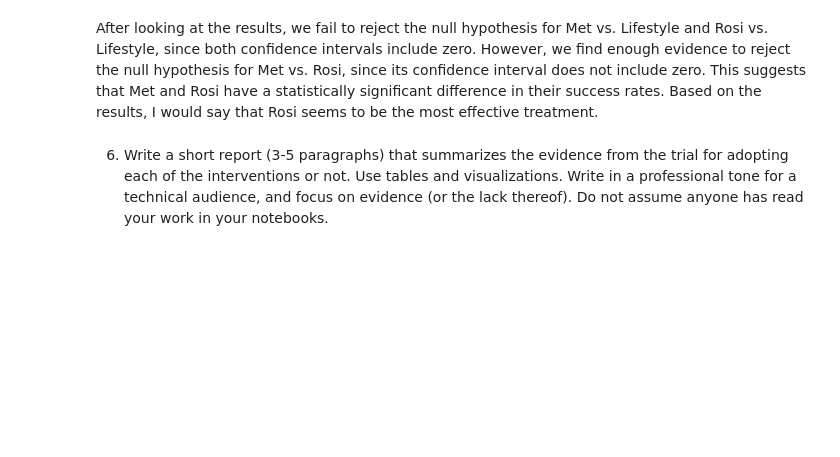
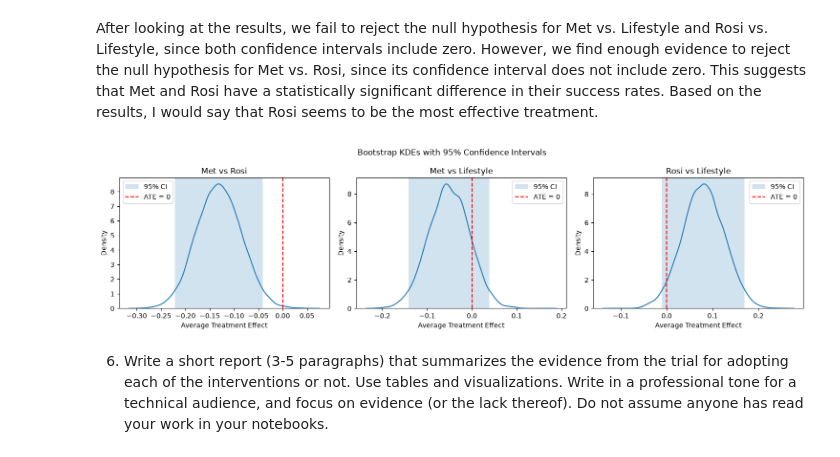
Before and after one commit to jonathan-orellana/uu_bootstrap, a Jupyter notebook: Thursday_lab/lab_06.ipynb, the cells around one changed output. Saved outputs shown, nothing was run; the diff lists cells and outputs as text; code cells hidden in the pictures; blank space fills up the shorter version.

```diff
--- a/Thursday_lab/lab_06.ipynb
+++ b/Thursday_lab/lab_06.ipynb
@@ -348,5 +348,33 @@ Rosi vs Lifestyle: [-0.01039947  0.16943619]
 # %% [markdown]
 After looking at the results, we fail to reject the null hypothesis for Met vs. Lifestyle and Rosi vs. Lifestyle, since both confidence intervals include zero. However, we find enough evidence to reject the null hypothesis for Met vs. Rosi, since its confidence interval does not include zero. This suggests that Met and Rosi have a statistically significant difference in their success rates. Based on the results, I would say that Rosi seems to be the most effective treatment.
+# %%
+ates = {
+    'Met vs Rosi': ate_met_rosi,
+    'Met vs Lifestyle': ate_met_lifestyle,
+    'Rosi vs Lifestyle': ate_rosi_lifestyle
+}
+
+fig, ax = plt.subplots(1, 3, figsize=(15, 4))
+
+for i, (name, ate) in enumerate(ates.items()):
+
+    ci95 = np.quantile(ate, [.025, .975])
+
+    # KDE
+    sns.kdeplot(ate, ax=ax[i])
+
+    ax[i].axvspan(ci95[0], ci95[1], alpha=0.20, label="95% CI")
+    ax[i].axvline(0, color='red', linestyle='--', label="ATE = 0")
+
+    ax[i].set_xlabel("Average Treatment Effect")
+    ax[i].set_title(name)
+    ax[i].legend()
+
+plt.suptitle("Bootstrap KDEs with 95% Confidence Intervals")
+plt.tight_layout()
+plt.show()
+# %% [output]
+[figure, added]
 # %% [markdown]
 6. Write a short report (3-5 paragraphs) that summarizes the evidence from the trial for adopting each of the interventions or not. Use tables and visualizations. Write in a professional tone for a technical audience, and focus on evidence (or the lack thereof). Do not assume anyone has read your work in your notebooks.
 # %% [markdown]
```
Also changed, not shown: parts of 9 cells of this notebook, 2 other files.
